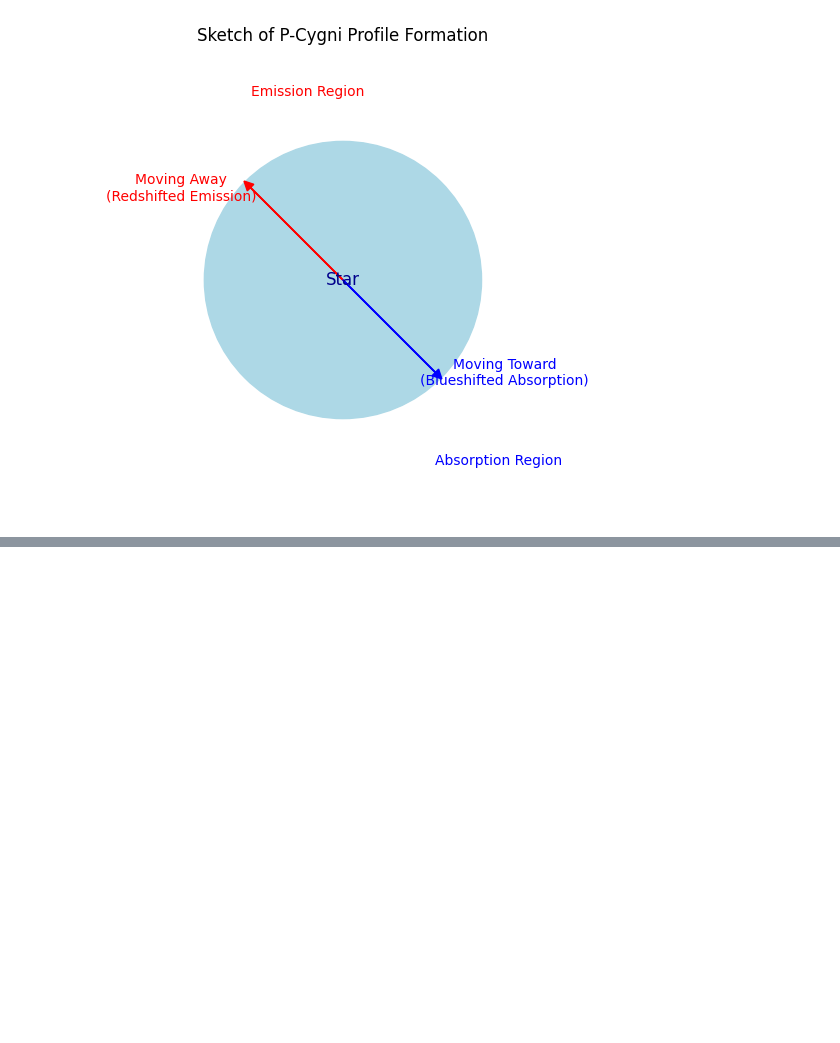
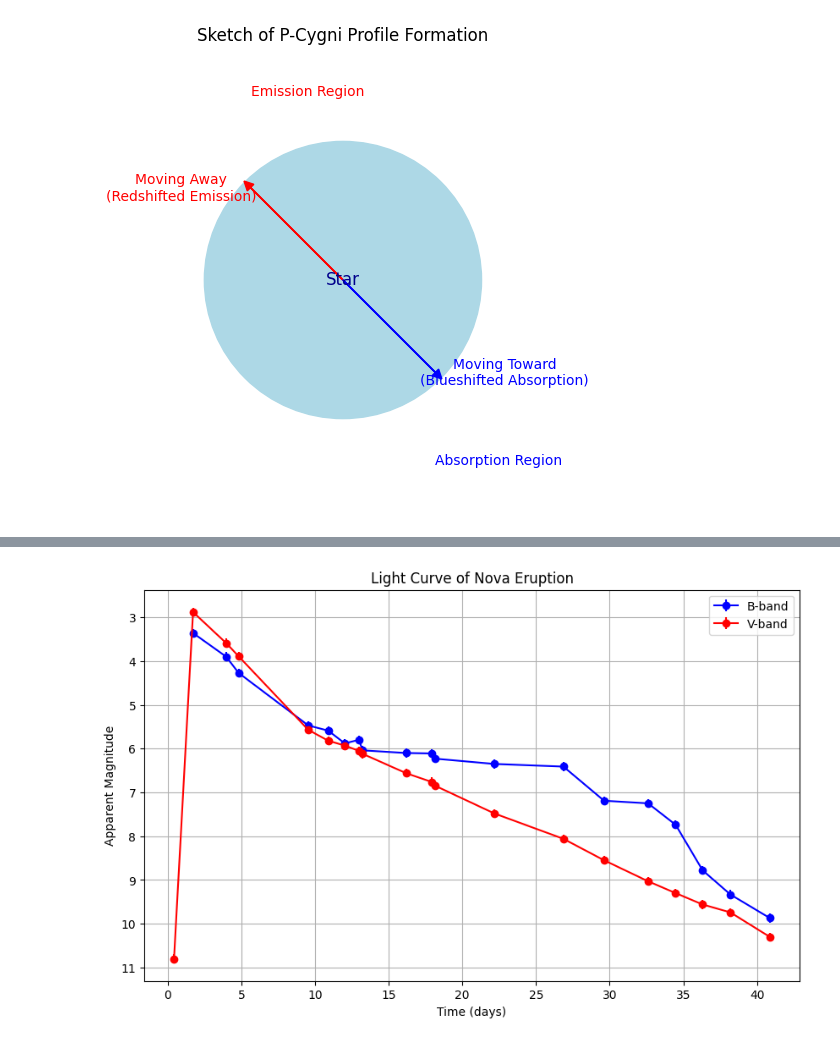
Before and after one commit to Fr4nc3/astrophysics-exercises, a Jupyter notebook: time-domain/time-domain.ipynb, the cells around one changed output, grey strips where cells are left out. Saved outputs shown, nothing was run; the diff lists cells and outputs as text; code cells hidden in the pictures; blank space fills up the shorter version.

```diff
--- a/time-domain/time-domain.ipynb
+++ b/time-domain/time-domain.ipynb
@@ -4647,0 +5067,83 @@ plt.show()
+# %%
+import matplotlib.pyplot as plt
+import numpy as np
+
+# Nova data
+time = np.array([0.43, 1.72, 3.97, 4.81, 9.54, 10.90, 12.02, 12.97, 13.24, 16.18, 17.91, 18.17, 22.17, 26.86, 29.62, 32.61, 34.48, 36.31, 38.19, 40.87])
+m_B = np.array([np.nan, 3.36, 3.90, 4.27, 5.47, 5.59, 5.88, 5.80, 6.04, 6.10, 6.11, 6.23, 6.35, 6.41, 7.19, 7.25, 7.74, 8.78, 9.33, 9.87])
+m_V = np.array([10.80, 2.88, 3.59, 3.89, 5.57, 5.82, 5.93, 6.05, 6.12, 6.56, 6.76, 6.85, 7.48, 8.06, 8.55, 9.03, 9.30, 9.56, 9.74, 10.30])
+
+# Uncertainty
+uncertainty = 0.10
+
+# Plotting the light curve
+plt.figure(figsize=(10, 6))
+plt.errorbar(time, m_B, yerr=uncertainty, fmt='o-', label='B-band', color='blue')
+plt.errorbar(time, m_V, yerr=uncertainty, fmt='o-', label='V-band', color='red')
+
+plt.xlabel('Time (days)')
+plt.ylabel('Apparent Magnitude')
+plt.title('Light Curve of Nova Eruption')
+plt.gca().invert_yaxis()  # Invert y-axis for magnitudes
+plt.legend()
+plt.grid(True)
+
+plt.show()
+
+# --- Estimating decline times (t2 and t3) ---
+
+def find_decline_time(time, mag, peak_mag, decline_mag):
+  """
+  Finds the decline time for a given magnitude decline.
+
+  Args:
+    time: Array of time values.
+    mag: Array of magnitude values.
+    peak_mag: Peak magnitude.
+    decline_mag: Magnitude decline (e.g., 2 for t2, 3 for t3).
+
+  Returns:
+    Decline time in days.
+  """
+  target_mag = peak_mag + decline_mag
+  idx = np.argmin(np.abs(mag - target_mag))
+  return time[idx]
+
+# Find peak magnitudes
+peak_B = np.nanmin(m_B)
+peak_V = np.nanmin(m_V)
+
+# Calculate t2 and t3 for B-band
+t2_B = find_decline_time(time, m_B, peak_B, 2)
+t3_B = find_decline_time(time, m_B, peak_B, 3)
+
+# Calculate t2 and t3 for V-band
+t2_V = find_decline_time(time, m_V, peak_V, 2)
+t3_V = find_decline_time(time, m_V, peak_V, 3)
+
+print(f"B-band: t2 = {t2_B:.2f} days, t3 = {t3_B:.2f} days")
+print(f"V-band: t2 = {t2_V:.2f} days, t3 = {t3_V:.2f} days")
+
+
+# --- Estimating the distance to the nova ---
+
+def calculate_distance(m_V_peak, t3_V):
+  """
+  Estimates the distance to the nova using the MMRD relation.
+
+  Args:
+    m_V_peak: Peak apparent magnitude in V-band.
+    t3_V: Decline time by 3 magnitudes in V-band.
+
+  Returns:
+    Distance to the nova in parsecs.
+  """
+  M_V = -10.66 + 2.31 * np.log10(t3_V)  # MMRD relation
+  distance_modulus = m_V_peak - M_V
+  distance = 10**((distance_modulus + 5) / 5)
+  return distance
+
+distance = calculate_distance(peak_V, t3_V)
+print(f"Estimated distance to the nova: {distance:.2f} parsecs")
+# %% [output]
+[figure, added]
```
Also changed, not shown: parts of 11 cells of this notebook.
